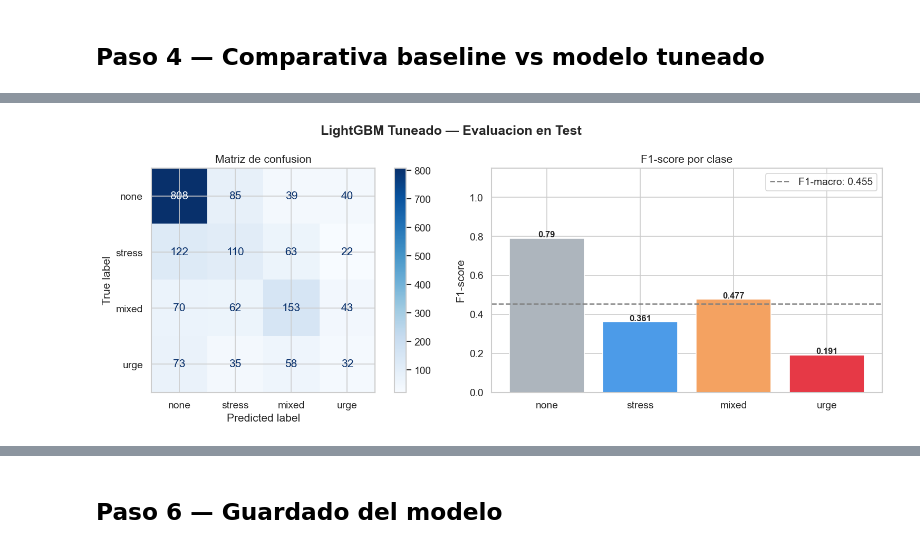
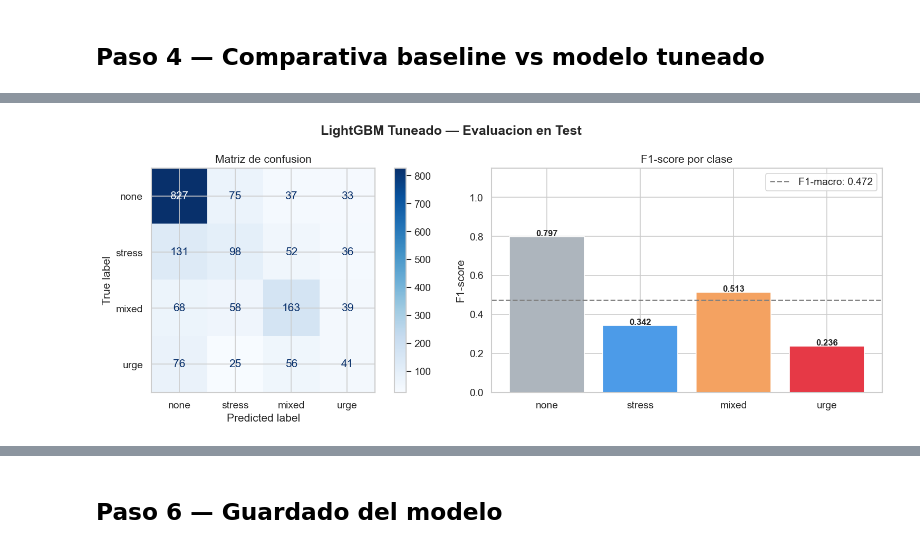
Before and after one commit to Bootcamp-IA-P6/Proyecto7_Equipo3_Multiclase, a Jupyter notebook: notebooks/03_lightgbm.ipynb, the cells around one changed output, grey strips where cells are left out. Cells and saved outputs as stored; diff of their text form; code cells hidden in the pictures.

```diff
--- a/notebooks/03_lightgbm.ipynb
+++ b/notebooks/03_lightgbm.ipynb
@@ -153,15 +166,25 @@ plt.show()
 # %%
-lgbm_baseline.fit(X_train, y_train)
-y_pred_baseline = lgbm_baseline.predict(X_test)
+# Entrenamiento final del baseline con SMOTE manual
+smote = SMOTE(random_state=42)
+X_train_bal, y_train_bal = smote.fit_resample(X_train, y_train)
 
-train_acc_base = accuracy_score(y_train, lgbm_baseline.predict(X_train))
+lgbm_base = LGBMClassifier(
+    class_weight='balanced',
+    random_state=42,
+    n_jobs=-1,
+    verbose=-1
+)
+lgbm_base.fit(X_train_bal, y_train_bal)
+y_pred_baseline = lgbm_base.predict(X_test)
+
+train_acc_base = accuracy_score(y_train_bal, lgbm_base.predict(X_train_bal))
 test_acc_base  = accuracy_score(y_test, y_pred_baseline)
 overfitting_base = (train_acc_base - test_acc_base) * 100
 
 print('Baseline — Metricas en test:')
 print(classification_report(y_test, y_pred_baseline))
 status = 'OK < 5%' if overfitting_base < 5 else 'ALTO > 5%'
-print('Overfitting:', round(overfitting_base, 2), '%  ', status)
+print('Overfitting:', round(overfitting_base, 2), '% ', status)
 # %% [output]
 Baseline — Metricas en test:
               precision    recall  f1-score   support
@@ -294,12 +331,13 @@ width = 0.35
 bars1 = ax.bar(x - width/2, baseline_vals, width, label='Baseline', color='#ADB5BD', edgecolor='white')
 bars2 = ax.bar(x + width/2, tuned_vals,   width, label='Tuneado',  color='#E63946', edgecolor='white')
 for bar in bars1 + bars2:
-    ax.text(bar.get_x() + bar.get_width()/2, bar.get_height() + 0.003, str(round(bar.get_height(), 4)), ha='center', fontsize=9)
+    ax.text(bar.get_x() + bar.get_width()/2, bar.get_height() + 0.003,
+            str(round(bar.get_height(), 4)), ha='center', fontsize=9)
 ax.set_xticks(x)
 ax.set_xticklabels(metricas)
-ax.set_ylim(0.5, 1.05)
+ax.set_ylim(0.4, 1.0)
 ax.set_ylabel('Score')
-ax.set_title('Baseline vs Tuneado — CV 5-fold', fontweight='bold')
+ax.set_title('Baseline vs Tuneado — CV honesta', fontweight='bold')
 ax.legend()
 plt.tight_layout()
 plt.show()
@@ -312,9 +351,10 @@ Entrenamos el modelo tuneado sobre todo el train y evaluamos en test.
 # %%
 lgbm_tuned = LGBMClassifier(**best_params)
-lgbm_tuned.fit(X_train, y_train)
+X_train_bal, y_train_bal = smote.fit_resample(X_train, y_train)
+lgbm_tuned.fit(X_train_bal, y_train_bal)
 y_pred_tuned = lgbm_tuned.predict(X_test)
 
-train_acc   = accuracy_score(y_train, lgbm_tuned.predict(X_train))
+train_acc   = accuracy_score(y_train_bal, lgbm_tuned.predict(X_train_bal))
 test_acc    = accuracy_score(y_test, y_pred_tuned)
 overfitting = (train_acc - test_acc) * 100
 
@@ -375,26 +415,30 @@ De todos los casos reales de urgencia, detecto el 16.2 %
 # %%
 fig, axes = plt.subplots(1, 2, figsize=(14, 5))
 fig.suptitle('LightGBM Tuneado — Evaluacion en Test', fontweight='bold')
 
 clases_orden = [c for c in ['none', 'stress', 'mixed', 'urge'] if c in y_test.unique()]
 cm = confusion_matrix(y_test, y_pred_tuned, labels=clases_orden)
-ConfusionMatrixDisplay(cm, display_labels=clases_orden).plot(ax=axes[0], cmap='Blues', colorbar=True)
+ConfusionMatrixDisplay(cm, display_labels=clases_orden).plot(
+    ax=axes[0], cmap='Blues', colorbar=True)
 axes[0].set_title('Matriz de confusion')
 
 f1_por_clase = {cls: report[cls]['f1-score'] for cls in clases_orden if cls in report}
 colores = [PALETTE.get(c, '#ADB5BD') for c in f1_por_clase]
-bars = axes[1].bar(f1_por_clase.keys(), f1_por_clase.values(), color=colores, edgecolor='white')
+bars = axes[1].bar(f1_por_clase.keys(), f1_por_clase.values(),
+                   color=colores, edgecolor='white')
 for bar, val in zip(bars, f1_por_clase.values()):
-    axes[1].text(bar.get_x() + bar.get_width()/2, bar.get_height() + 0.005, str(round(val, 3)), ha='center', fontsize=10, fontweight='bold')
+    axes[1].text(bar.get_x() + bar.get_width()/2, bar.get_height() + 0.005,
+                 str(round(val, 3)), ha='center', fontsize=10, fontweight='bold')
 axes[1].set_ylim(0, 1.15)
 axes[1].set_ylabel('F1-score')
 axes[1].set_title('F1-score por clase')
-axes[1].axhline(report['macro avg']['f1-score'], color='gray', ls='--', lw=1.5, label='F1-macro: ' + str(round(report['macro avg']['f1-score'], 3)))
+axes[1].axhline(report['macro avg']['f1-score'], color='gray', ls='--', lw=1.5,
+                label='F1-macro: ' + str(round(report['macro avg']['f1-score'], 3)))
 axes[1].legend()
 plt.tight_layout()
 plt.show()
 # %% [output]
-[figure, old version]
+[figure, new version]
 # %%
 y_test_arr = np.array(y_test)
 y_pred_arr = np.array(y_pred_tuned)
```
Also changed, not shown: parts of 22 cells of this notebook, 3 other files.
